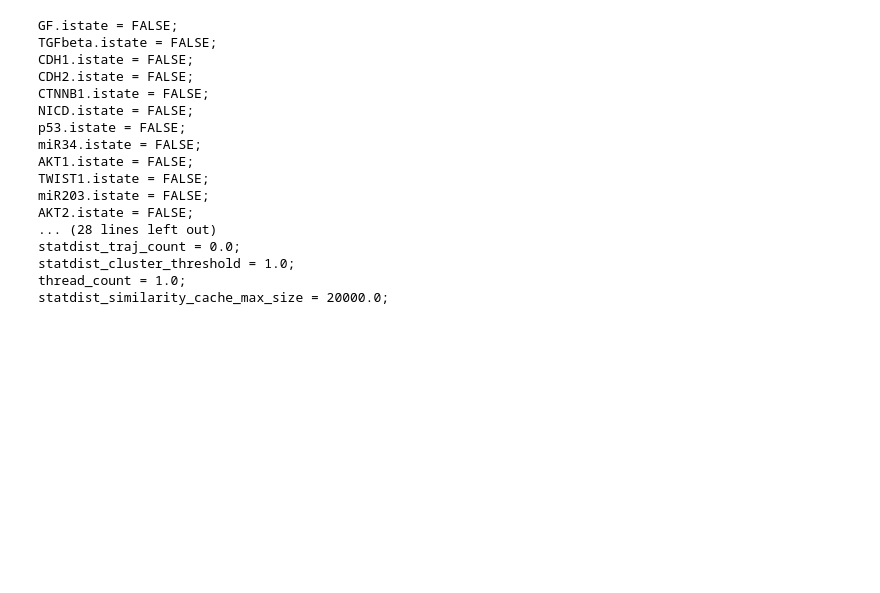
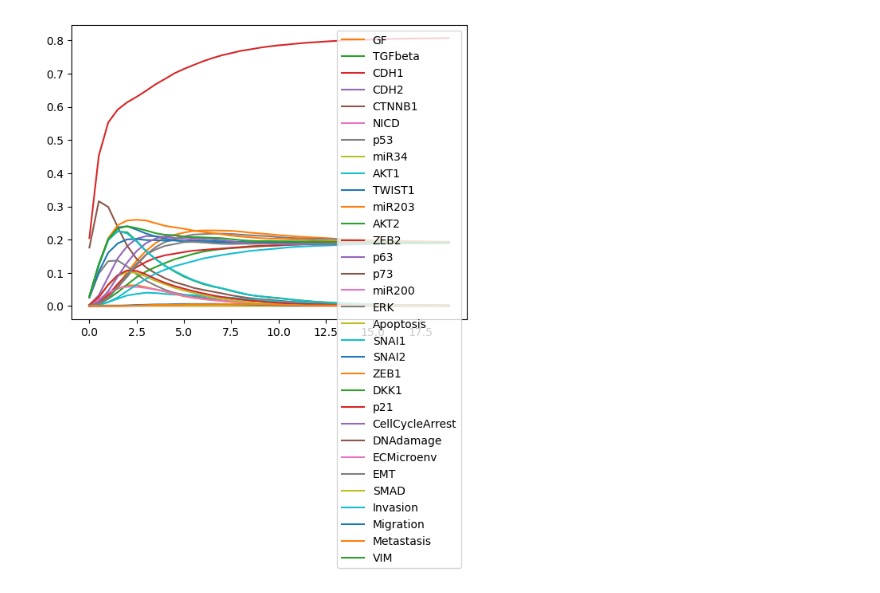
Before and after one commit to sysbio-curie/AstroLogics, a Jupyter notebook: test_Ensemble.ipynb, the cells around one changed output. Cells and saved outputs as stored; diff of their text form; code cells hidden in the pictures; blank space fills up the shorter version.

Commit message:
Update analysis trajectory

```diff
--- a/test_Ensemble.ipynb
+++ b/test_Ensemble.ipynb
@@ -7,25 +8,12 @@ import scanpy as sc
 # %%
 ensemble = maboss.Ensemble(path = '/home/spankaew/Git/BooleanBenchmark/models/Invasion')
 # %%
-model = maboss.('/home/spankaew/Git/BooleanBenchmark/models/Invasion/Invasion_0.bnet')
+model = maboss.loadBNet('/home/spankaew/Git/BooleanBenchmark/models/Invasion/Invasion_0.bnet')
+model.update_parameters(max_time = 20)
+simulation = model.run()
+simulation.plot_node_trajectory()
 # %% [output]
-GF.istate = FALSE;
-TGFbeta.istate = FALSE;
-CDH1.istate = FALSE;
-CDH2.istate = FALSE;
-CTNNB1.istate = FALSE;
-NICD.istate = FALSE;
-p53.istate = FALSE;
-miR34.istate = FALSE;
-AKT1.istate = FALSE;
-TWIST1.istate = FALSE;
-miR203.istate = FALSE;
-AKT2.istate = FALSE;
-... (28 lines left out)
-statdist_traj_count = 0.0;
-statdist_cluster_threshold = 1.0;
-thread_count = 1.0;
-statdist_similarity_cache_max_size = 20000.0;
+[figure, added]
 # %%
 # Create blank file to get the results
 ensemble_results = {}
```
Also changed, not shown: parts of 25 cells of this notebook, 3 other files.
